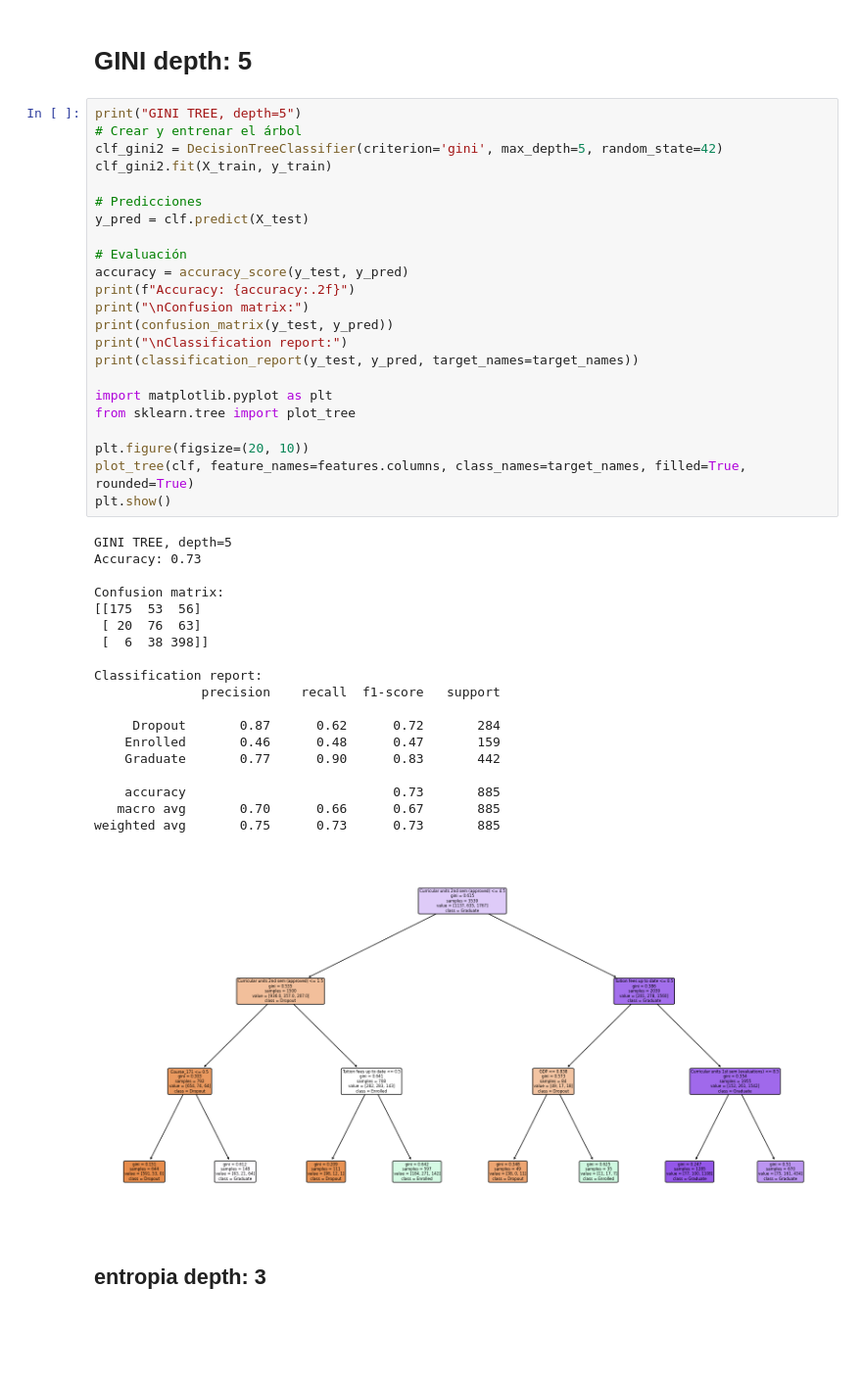
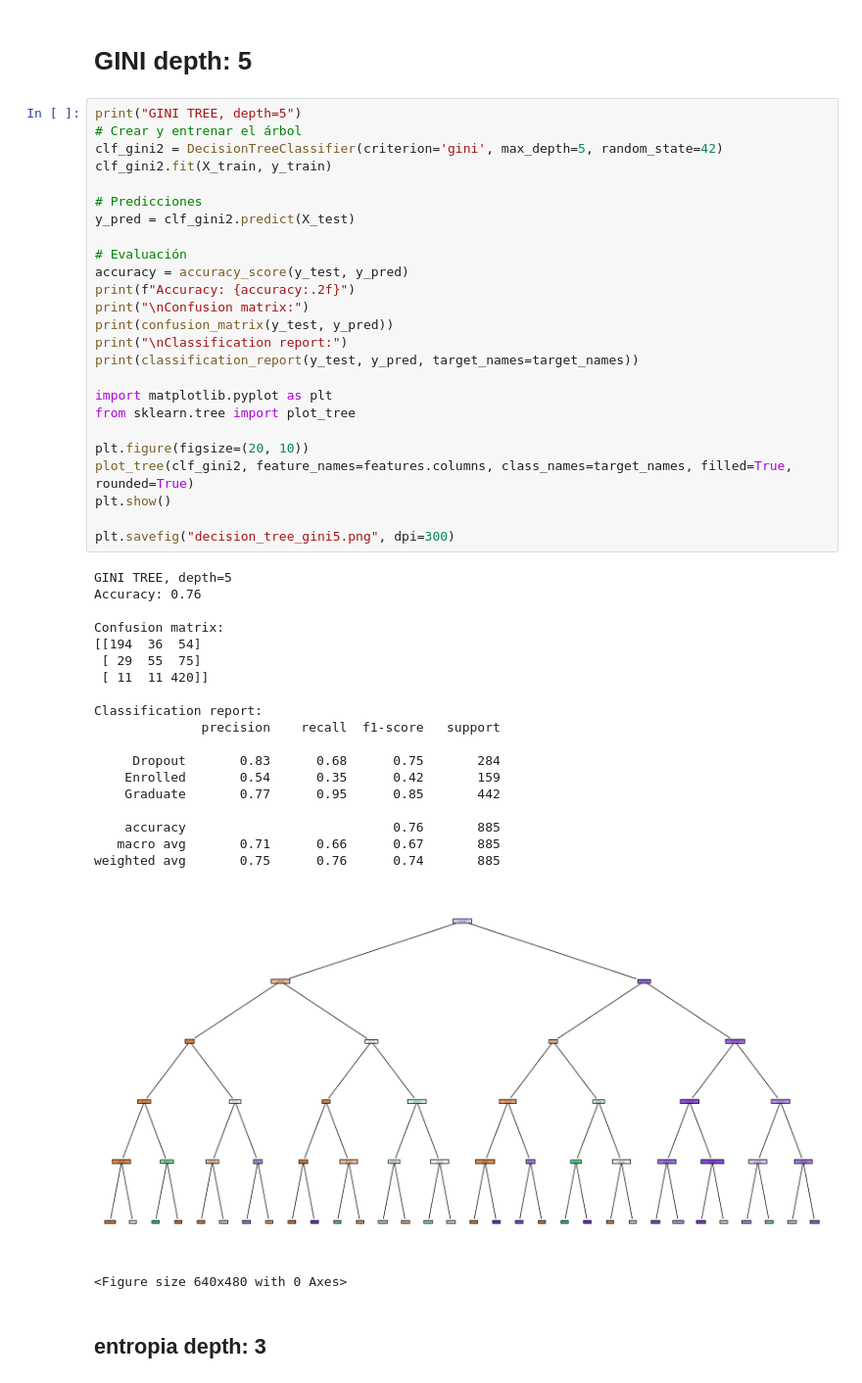
Before and after one commit to criissuarezzz/OriginofMusic, a Jupyter notebook: arbol.ipynb, the cells around one changed output. Shown: that part at 98% size. Saved outputs shown, nothing was run; the diff lists cells and outputs as text; blank space fills up the shorter version.

```diff
--- a/arbol.ipynb
+++ b/arbol.ipynb
@@ -161,46 +142,49 @@ weighted avg       0.75      0.73      0.73       885
 # %%
 print("GINI TREE, depth=5")
 # Crear y entrenar el árbol
 clf_gini2 = DecisionTreeClassifier(criterion='gini', max_depth=5, random_state=42)
 clf_gini2.fit(X_train, y_train)
 
 # Predicciones
-y_pred = clf.predict(X_test)
+y_pred = clf_gini2.predict(X_test)
 
 # Evaluación
 accuracy = accuracy_score(y_test, y_pred)
 print(f"Accuracy: {accuracy:.2f}")
 print("\nConfusion matrix:")
 print(confusion_matrix(y_test, y_pred))
 print("\nClassification report:")
 print(classification_report(y_test, y_pred, target_names=target_names))
 
 import matplotlib.pyplot as plt
 from sklearn.tree import plot_tree
 
 plt.figure(figsize=(20, 10))
-plot_tree(clf, feature_names=features.columns, class_names=target_names, filled=True, rounded=True)
+plot_tree(clf_gini2, feature_names=features.columns, class_names=target_names, filled=True, rounded=True)
 plt.show()
+
+plt.savefig("decision_tree_gini5.png", dpi=300)
 # %% [output]
 GINI TREE, depth=5
-Accuracy: 0.73
+Accuracy: 0.76
 
 Confusion matrix:
-[[175  53  56]
- [ 20  76  63]
- [  6  38 398]]
+[[194  36  54]
+ [ 29  55  75]
+ [ 11  11 420]]
 
 Classification report:
               precision    recall  f1-score   support
 
-     Dropout       0.87      0.62      0.72       284
-    Enrolled       0.46      0.48      0.47       159
-    Graduate       0.77      0.90      0.83       442
+     Dropout       0.83      0.68      0.75       284
+    Enrolled       0.54      0.35      0.42       159
+    Graduate       0.77      0.95      0.85       442
 
-    accuracy                           0.73       885
-   macro avg       0.70      0.66      0.67       885
-weighted avg       0.75      0.73      0.73       885
+    accuracy                           0.76       885
+   macro avg       0.71      0.66      0.67       885
+weighted avg       0.75      0.76      0.74       885
-[figure, old version]
+[figure, new version]
+<Figure size 640x480 with 0 Axes>
 # %% [markdown]
 ## entropia depth: 3
 # %%
```
Also changed, not shown: parts of 5 cells of this notebook, 5 other files.
